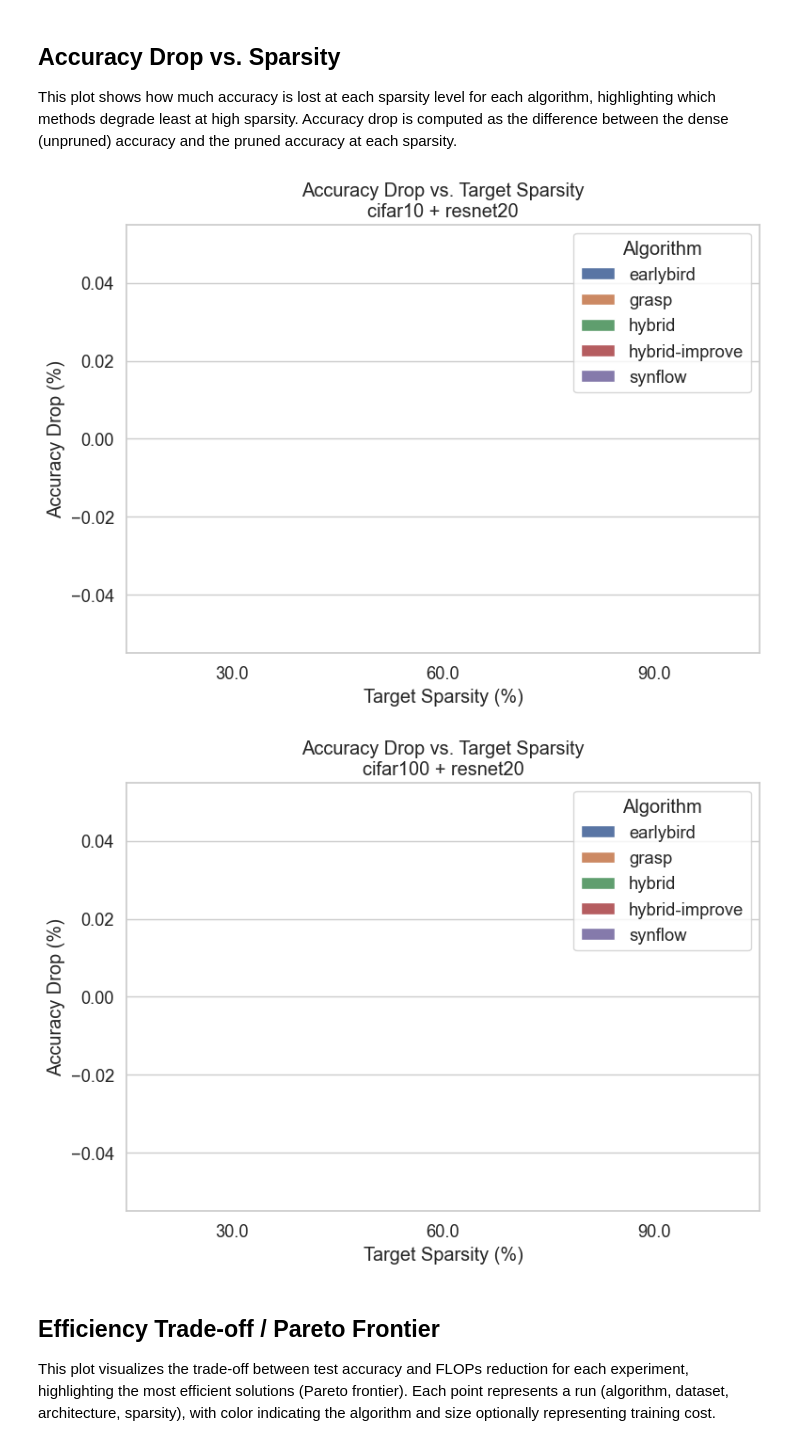
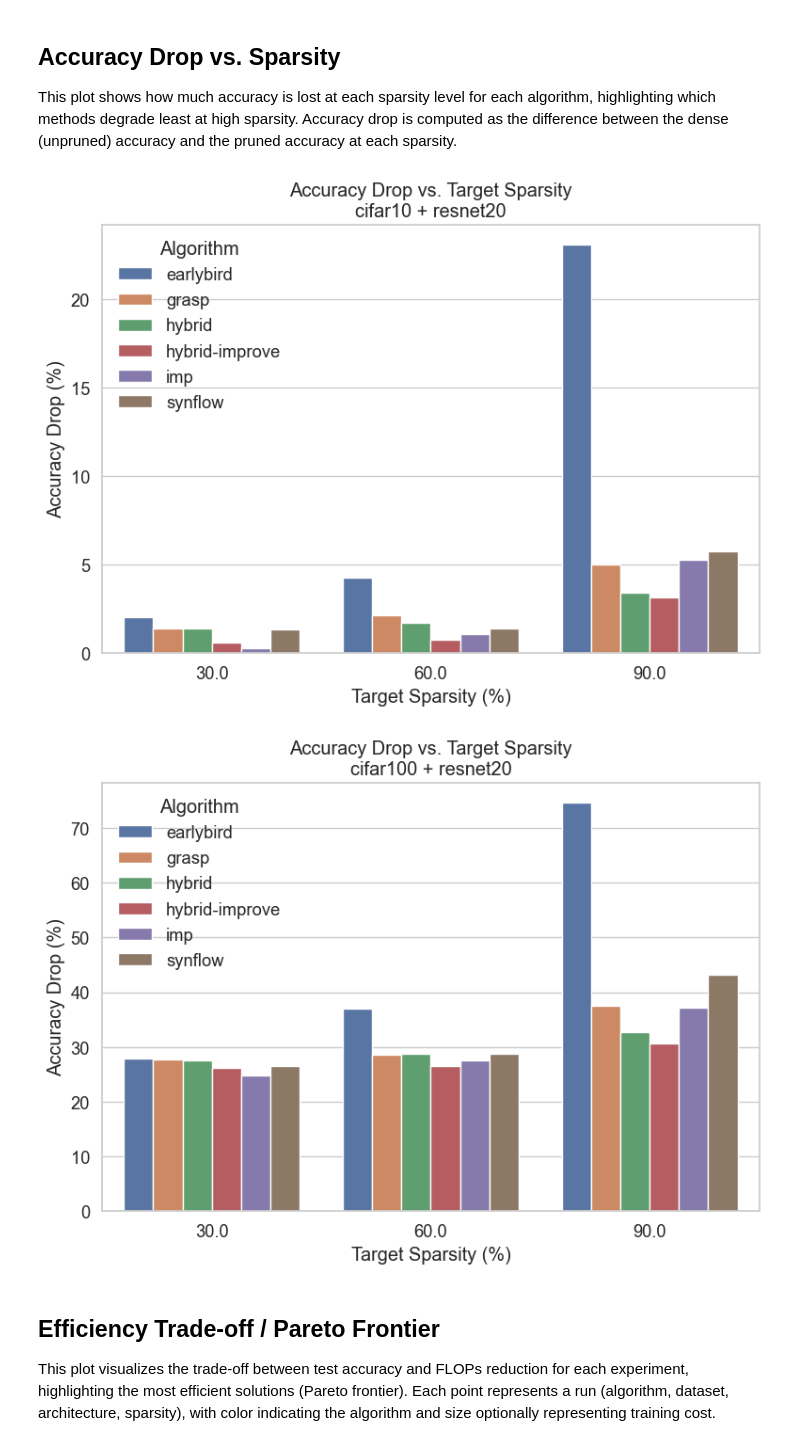
Before and after one commit to TruongQuocAnh76/lth_thesis, a Jupyter notebook: notebooks/results.ipynb, the cells around one changed output. Saved outputs shown, nothing was run; the diff lists cells and outputs as text; code cells hidden in the pictures.

```diff
--- a/notebooks/results.ipynb
+++ b/notebooks/results.ipynb
@@ -11,13 +11,14 @@ import matplotlib.pyplot as plt
 import seaborn as sns
 from glob import glob
 
-# Define which algorithms to include (exclude GA and IMP)
+# Define which algorithms to include (now including IMP)
 ALGO_DIRS = [
     'earlybird',
     'grasp',
     'hybrid',
     'hybrid-improve',
     'synflow',
+    'imp',
 ]
 RESULTS_ROOT = '../results/'
 
@@ -28,7 +29,6 @@ SYNFLOW_RHO_TO_TARGET = {
     2.5: 0.6,
 }
 
-
 def _normalize_target_sparsity(value):
     if value is None:
         return None
@@ -37,14 +37,12 @@ def _normalize_target_sparsity(value):
     except (TypeError, ValueError):
         return None
 
-
 # Helper to extract info from a results.json file
 def extract_result_info(filepath, algo):
     with open(filepath, 'r') as f:
         data = json.load(f)
 
     algorithm = algo
-
     cfg = data.get('config', {}) if isinstance(data.get('config', {}), dict) else {}
     dataset = cfg.get('dataset') or cfg.get('dataset_name')
     arch = cfg.get('model') or cfg.get('model_name')
@@ -84,6 +82,7 @@ def extract_result_info(filepath, algo):
             target_sparsity = _normalize_target_sparsity(sparsity_match.group(1))
 
     dense_test_accuracy = final_results.get('dense_test_accuracy')
+    final_test_accuracy = final_results.get('final_test_accuracy')
 
     best_acc = final_results.get('best_test_accuracy')
     if best_acc is None:
@@ -100,10 +99,10 @@ def extract_result_info(filepath, algo):
         'target_sparsity': target_sparsity,
         'final_sparsity': final_sparsity,
         'dense_test_accuracy': dense_test_accuracy,
+        'final_test_accuracy': final_test_accuracy,
         'best_test_accuracy': best_acc,
         'file': filepath,
     }
-
 
 # Aggregate all results
 results = []
@@ -119,6 +118,7 @@ for algo in ALGO_DIRS:
 df = pd.DataFrame(results)
 df['target_sparsity'] = pd.to_numeric(df['target_sparsity'], errors='coerce')
 df['best_test_accuracy'] = pd.to_numeric(df['best_test_accuracy'], errors='coerce')
+df['final_test_accuracy'] = pd.to_numeric(df['final_test_accuracy'], errors='coerce')
 df['dense_test_accuracy'] = pd.to_numeric(df['dense_test_accuracy'], errors='coerce')
 df = df.dropna(subset=['target_sparsity', 'best_test_accuracy'])
 # Always convert target sparsity to percent (decimal to percent)
@@ -157,69 +157,38 @@ for (dataset, arch), group in df.groupby(["dataset", "architecture"]):
 
 This plot shows how much accuracy is lost at each sparsity level for each algorithm, highlighting which methods degrade least at high sparsity. Accuracy drop is computed as the difference between the dense (unpruned) accuracy and the pruned accuracy at each sparsity.
 # %%
-# Compute dense accuracy for each (algorithm, dataset, architecture)
-canonical_dense_acc = (
-    df[df["dense_test_accuracy"].notna()]
-    .groupby(["algorithm", "dataset", "architecture"])["dense_test_accuracy"]
-    .max()
-    .reset_index()
-    .rename(columns={"dense_test_accuracy": "dense_accuracy"})
-    .assign(_priority=0)
-)
+DENSE_ACCURACY = 91.99
 
-legacy_dense_acc = (
-    df[df["target_sparsity_percent"] < 1]
-    .groupby(["algorithm", "dataset", "architecture"])["best_test_accuracy"]
-    .max()
-    .reset_index()
-    .rename(columns={"best_test_accuracy": "dense_accuracy"})
-    .assign(_priority=1)
-)
-
-dense_acc = pd.concat([canonical_dense_acc, legacy_dense_acc], ignore_index=True)
-if not dense_acc.empty:
-    dense_acc = (
-        dense_acc.sort_values(["algorithm", "dataset", "architecture", "_priority"])
-        .drop_duplicates(["algorithm", "dataset", "architecture"], keep="first")
-        .drop(columns=["_priority"])
-    )
-
-# Merge dense accuracy into all rows
-merged = pd.merge(
-    df,
-    dense_acc,
-    on=["algorithm", "dataset", "architecture"],
-    how="left"
-)
-# Compute accuracy drop
-merged["accuracy_drop"] = merged["dense_accuracy"] - merged["best_test_accuracy"]
+# Compute accuracy drop against final_test_accuracy
+merged = df.copy()
+merged["accuracy_drop"] = DENSE_ACCURACY - merged["final_test_accuracy"]
 
 # Only keep pruned results (target sparsity > 0)
 pruned = merged[merged["target_sparsity_percent"] >= 1].copy()
 
 # Plot: Grouped bar plot by target sparsity, colored by algorithm, faceted by dataset/architecture
 import numpy as np
 import seaborn as sns
 import matplotlib.pyplot as plt
 
 for (dataset, arch), group in pruned.groupby(["dataset", "architecture"]):
     plt.figure(figsize=(8, 6))
     sns.barplot(
         data=group,
         x="target_sparsity_percent",
         y="accuracy_drop",
         hue="algorithm",
         dodge=True
     )
     plt.xlabel("Target Sparsity (%)")
     plt.ylabel("Accuracy Drop (%)")
     plt.title(f"Accuracy Drop vs. Target Sparsity\n{dataset} + {arch}")
     plt.legend(title="Algorithm")
     plt.tight_layout()
     plt.show()
 # %% [output]
-[figure, old version]
+[figure, new version]
-[figure, old version]
+[figure, new version]
 # %% [markdown]
 ## Efficiency Trade-off / Pareto Frontier
 
```
Also changed, not shown: parts of 6 cells of this notebook, 20 other files.
